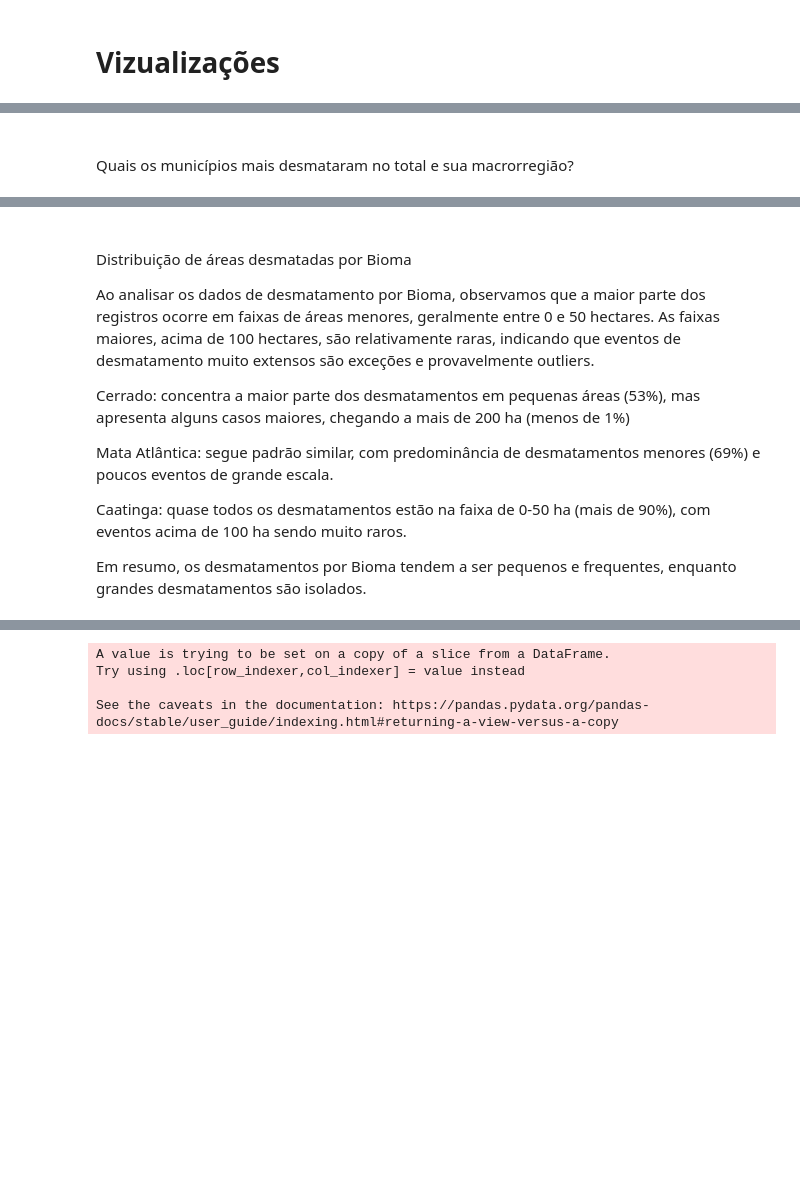
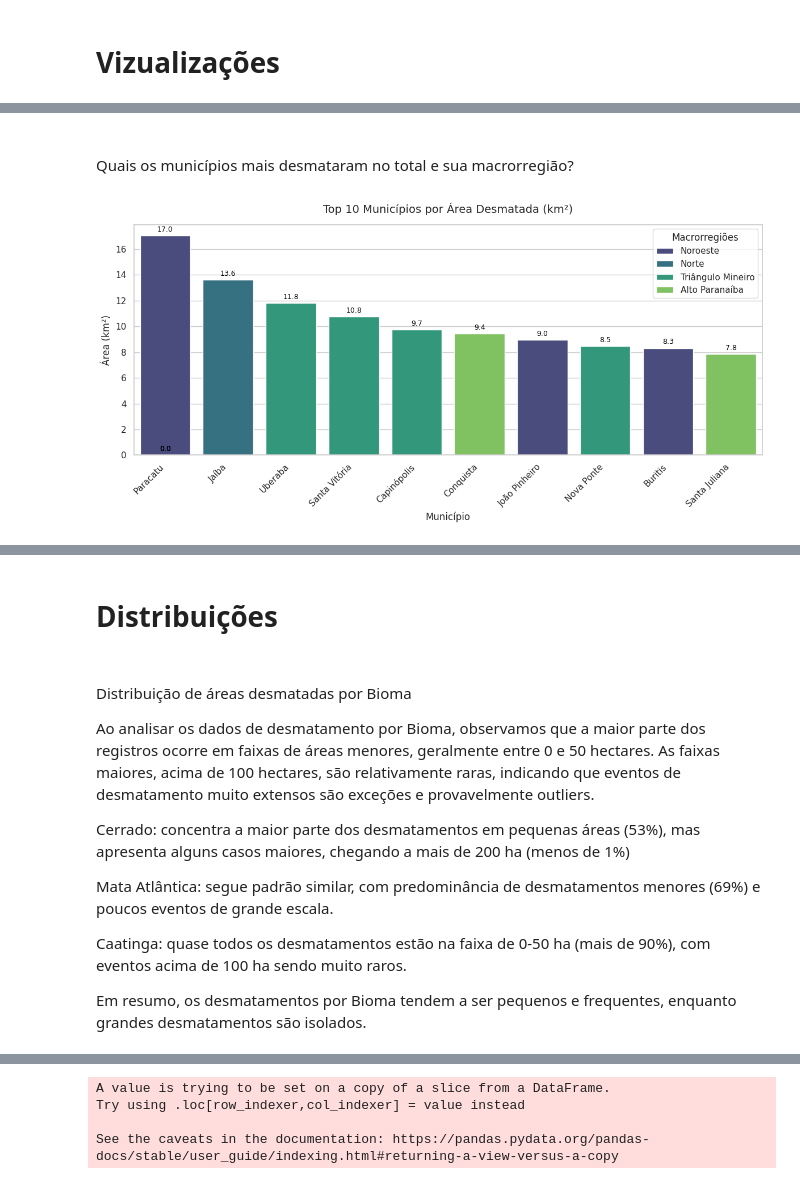
Before and after one commit to isabellehaga/aq-data-scientist-test, a Jupyter notebook: 03_visualizacao.ipynb, the cells around one changed output, grey strips where cells are left out. Drawn from its saved outputs; the diff is of its cells as text; code cells hidden in the pictures; blank space fills up the shorter version.

```diff
--- a/03_visualizacao.ipynb
+++ b/03_visualizacao.ipynb
@@ -125,7 +180,52 @@ fig_mes.show()
 # %% [output]
 [interactive output not drawn]
 # %% [markdown]
-#
+##
 Quais os municípios mais desmataram no total e sua macrorregião?
+# %%
+top10_municipios = (
+    df2.groupby(['municipio', 'NuFis'])['area_km2']
+    .sum()
+    .reset_index()
+    .sort_values(by='area_km2', ascending=False)
+    .head(10)
+)
+
+# Definir estilo
+sns.set_theme(style="whitegrid")
+
+# Criar figura
+plt.figure(figsize=(12, 6))
+
+# Gráfico de barras
+ax = sns.barplot(
+    data=top10_municipios,
+    x="municipio",
+    y="area_km2",
+    hue="NuFis",
+    palette="viridis"
+)
+
+# Adicionar rótulos nas barras
+for p in ax.patches:
+    ax.annotate(
+        f"{p.get_height():.1f}",
+        (p.get_x() + p.get_width() / 2., p.get_height()),
+        ha="center", va="bottom",
+        fontsize=9, color="black", xytext=(0, 3),
+        textcoords="offset points"
+    )
+
+# Ajustes de layout
+ax.set_title("Top 10 Municípios por Área Desmatada (km²)", fontsize=14, pad=15)
+ax.set_xlabel("Município", fontsize=12)
+ax.set_ylabel("Área (km²)", fontsize=12)
+plt.xticks(rotation=45, ha="right")
+
+plt.legend(title="Macrorregiões")
+plt.tight_layout()
+plt.show()
+# %% [output]
+[figure, added]
 # %%
 # Preparar dados
@@ -141,8 +264,10 @@ fig.update_layout(xaxis_title='Município', yaxis_title='Área (km²)')
 fig.show()
 # %% [output]
 [interactive output not drawn]
+# %% [markdown]
+# Distribuições
 # %% [markdown]
-#
+##
 Distribuição de áreas desmatadas por Bioma
 
 Ao analisar os dados de desmatamento por Bioma, observamos que a maior parte dos registros ocorre em faixas de áreas menores, geralmente entre 0 e 50 hectares. As faixas maiores, acima de 100 hectares, são relativamente raras, indicando que eventos de desmatamento muito extensos são exceções e provavelmente outliers.
```
Also changed, not shown: parts of 17 cells of this notebook.
